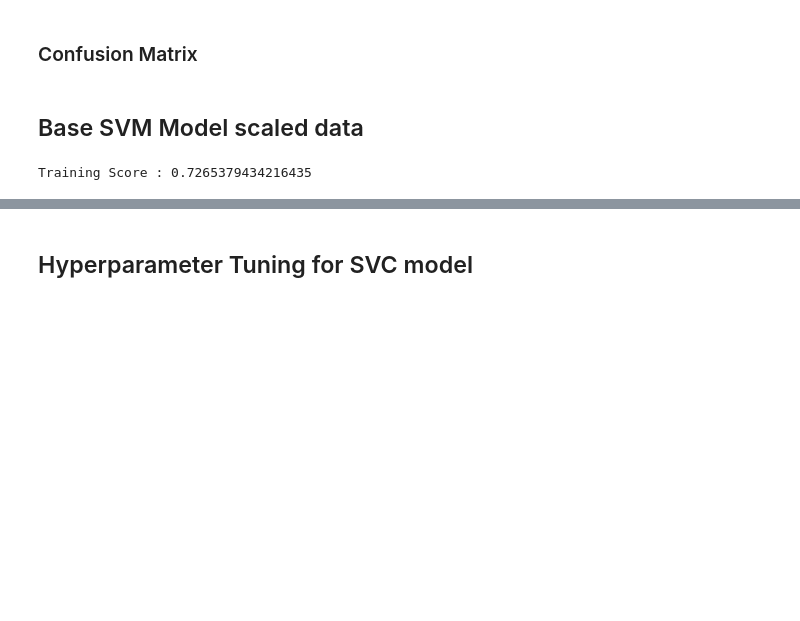
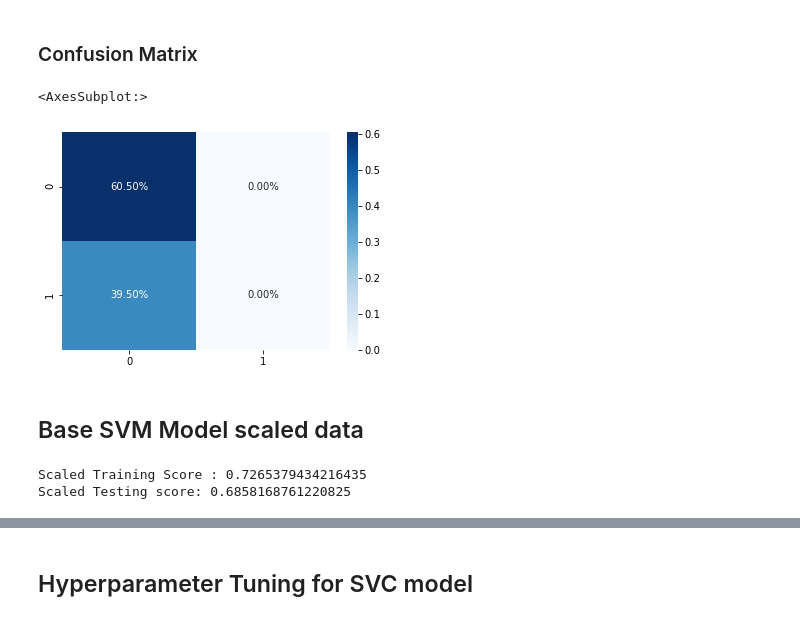
Before and after one commit to gtharun04/Water-Potability, a Jupyter notebook: NN Coursework/Water Quality Prediction.ipynb, the cells around one changed output, grey strips where cells are left out. Cells and saved outputs as stored; diff of their text form; code cells hidden in the pictures; blank space fills up the shorter version.

```diff
--- a/NN Coursework/Water Quality Prediction.ipynb
+++ b/NN Coursework/Water Quality Prediction.ipynb
@@ -177,12 +223,12 @@ SVC_model.fit(X_train_val, y_train_val)
 
 # Traning score for the model
 SVC_train_score = SVC_model.score(X_train_val,y_train_val)
-print('Training Score :',SVC_train_score)
+print('Initial Training Score :',SVC_train_score)
 
-# # Predicting the labels for the test dataset
-# prediction = SVC_model.predict(X_test)
+# Predicting the labels for the test dataset
+prediction = SVC_model.predict(X_test_val)
 
-# # Calculating the test score
-# SVC_test_score = accuracy_score(y_test, prediction)
-# print('Testing score:',SVC_test_score)
+# Calculating the test score
+SVC_test_score = accuracy_score(y_test_val, prediction)
+print('Initial Testing score:',SVC_test_score)
 # %% [output]
@@ -194,8 +250,11 @@ Training Score : 0.6084418500224518
 # %% [markdown]
 ### Confusion Matrix
 # %%
-# SVC_matrix = confusion_matrix(y_test,prediction)
-# sns.heatmap(SVC_matrix/np.sum(SVC_matrix),annot = True, fmt = '0.2%',cmap='Blues')
+SVC_matrix = confusion_matrix(y_test_val,prediction)
+sns.heatmap(SVC_matrix/np.sum(SVC_matrix),annot = True, fmt = '0.2%',cmap='Blues')
+# %% [output]
+<AxesSubplot:>
+[figure, added]
 # %% [markdown]
 ## Base SVM Model scaled data
 # %%
@@ -207,14 +266,15 @@ SVC_scaled_model.fit(X_train_scaled, y_train_val)
 
 # Traning score for the model
 SVC_scaled_train_score = SVC_scaled_model.score(X_train_scaled,y_train_val)
-print('Training Score :',SVC_scaled_train_score)
+print('Scaled Training Score :',SVC_scaled_train_score)
 
-# # Predicting the labels for the test dataset
-# scaled_prediction = SVC_scaled_model.predict(X_test_scaled)
+# Predicting the labels for the test dataset
+scaled_prediction = SVC_scaled_model.predict(X_test_scaled)
 
-# # Calculating the test score
-# SVC_scaled_test_score = accuracy_score(y_test, scaled_prediction)
-# print('Testing score:',SVC_scaled_test_score)
+# Calculating the test score
+SVC_scaled_test_score = accuracy_score(y_test_val, scaled_prediction)
+print('Scaled Testing score:',SVC_scaled_test_score)
 # %% [output]
-Training Score : 0.7265379434216435
+Scaled Training Score : 0.7265379434216435
+Scaled Testing score: 0.6858168761220825
 # %%
```
Also changed, not shown: parts of 119 cells of this notebook.
